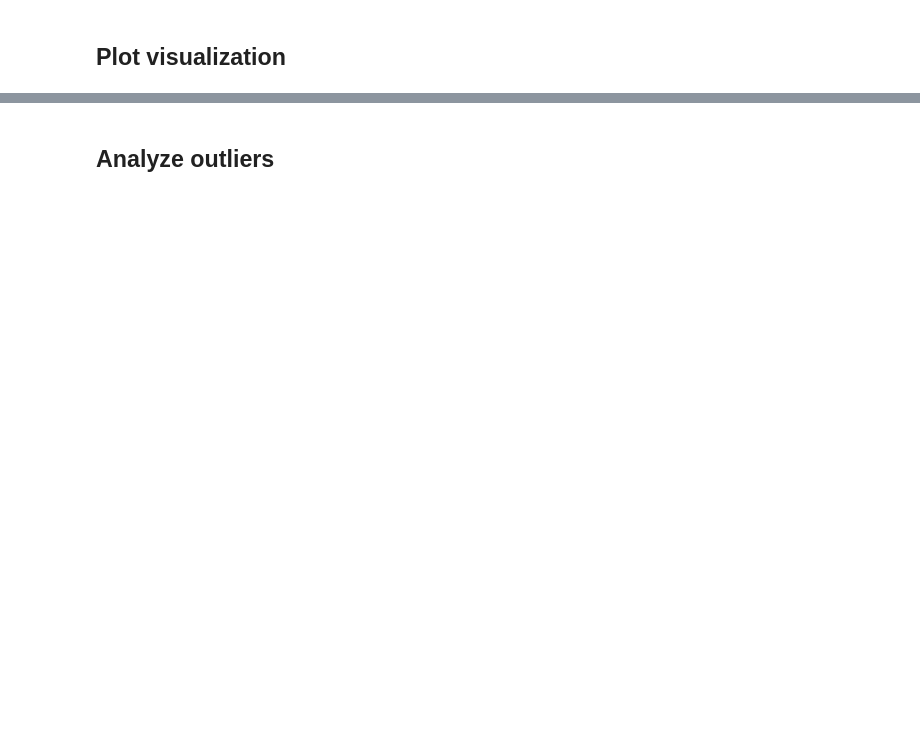
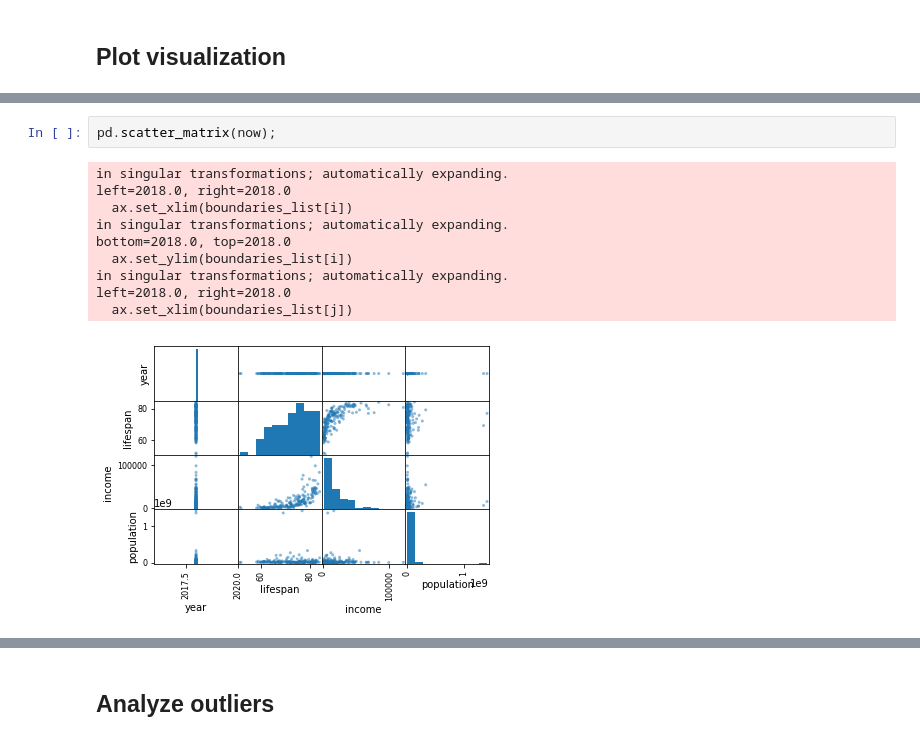
Before and after one commit to bloominstituteoftechnology/DS-Unit-1-Sprint-3-Data-Storytelling, a Jupyter notebook: module4-sequence-your-narrative/LS_DS_224_Sequence_your_narrative.ipynb, the cells around one changed output, grey strips where cells are left out. Saved outputs shown, nothing was run; the diff lists cells and outputs as text; blank space fills up the shorter version.

```diff
--- a/module4-sequence-your-narrative/LS_DS_224_Sequence_your_narrative.ipynb
+++ b/module4-sequence-your-narrative/LS_DS_224_Sequence_your_narrative.ipynb
@@ -171,0 +308,13 @@ df.shape
+# %%
+pd.scatter_matrix(now);
+# %% [output]
+in singular transformations; automatically expanding.
+left=2018.0, right=2018.0
+  ax.set_xlim(boundaries_list[i])
+in singular transformations; automatically expanding.
+bottom=2018.0, top=2018.0
+  ax.set_ylim(boundaries_list[i])
+in singular transformations; automatically expanding.
+left=2018.0, right=2018.0
+  ax.set_xlim(boundaries_list[j])
+[figure, added]
```
Also changed, not shown: parts of 19 cells of this notebook.
